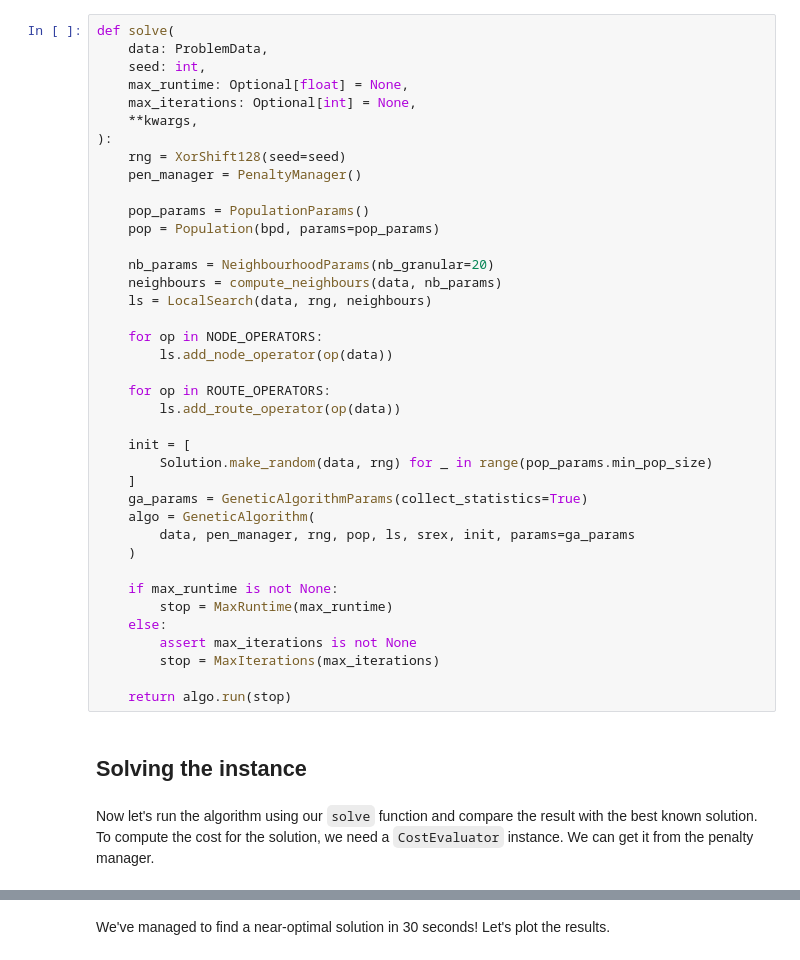
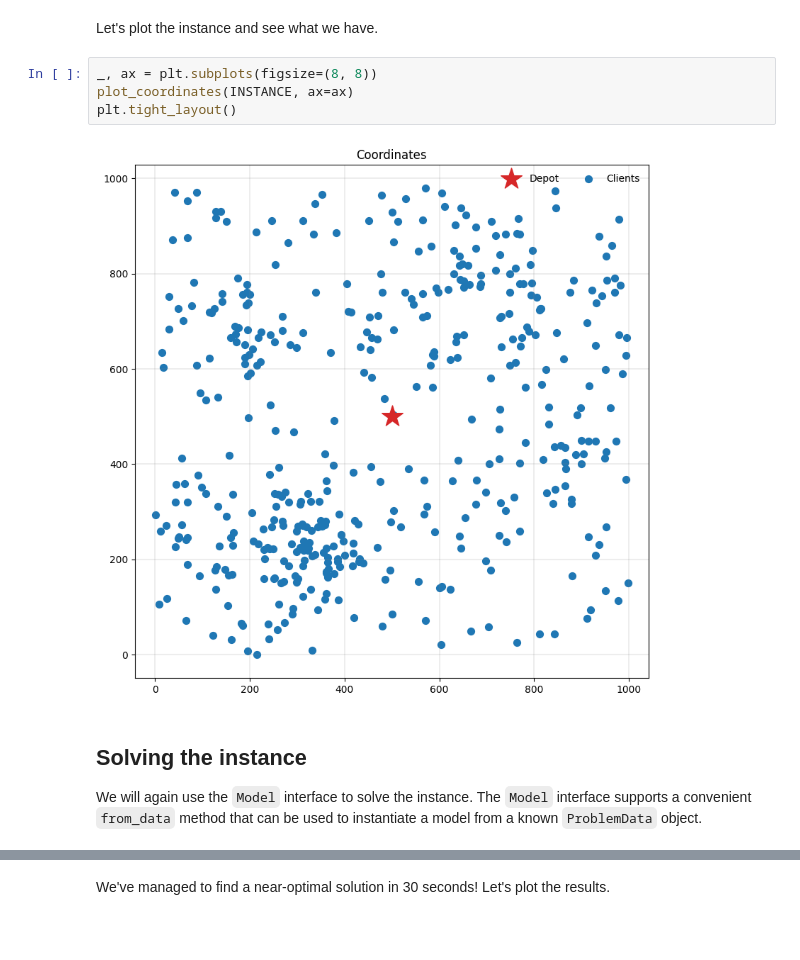
Before and after one commit to PyVRP/PyVRP, a Jupyter notebook: examples/cvrp.ipynb, the cells around one changed output, grey strips where cells are left out. Saved outputs shown, nothing was run; the diff lists cells and outputs as text; blank space fills up the shorter version.

```diff
--- a/examples/cvrp.ipynb
+++ b/examples/cvrp.ipynb
@@ -76,43 +32,13 @@ The next step is to implement a `solve` function that sets up the necessary comp
-# %%
-def solve(
-    data: ProblemData,
-    seed: int,
-    max_runtime: Optional[float] = None,
-    max_iterations: Optional[int] = None,
-    **kwargs,
-):
-    rng = XorShift128(seed=seed)
-    pen_manager = PenaltyManager()
-
-    pop_params = PopulationParams()
-    pop = Population(bpd, params=pop_params)
-
-    nb_params = NeighbourhoodParams(nb_granular=20)
-    neighbours = compute_neighbours(data, nb_params)
-    ls = LocalSearch(data, rng, neighbours)
-
-    for op in NODE_OPERATORS:
-        ls.add_node_operator(op(data))
-
-    for op in ROUTE_OPERATORS:
-        ls.add_route_operator(op(data))
-
-    init = [
-        Solution.make_random(data, rng) for _ in range(pop_params.min_pop_size)
-    ]
-    ga_params = GeneticAlgorithmParams(collect_statistics=True)
-    algo = GeneticAlgorithm(
-        data, pen_manager, rng, pop, ls, srex, init, params=ga_params
-    )
-
-    if max_runtime is not None:
-        stop = MaxRuntime(max_runtime)
-    else:
-        assert max_iterations is not None
-        stop = MaxIterations(max_iterations)
-
-    return algo.run(stop)
-# %% [markdown]
-## Solving the instance
-# %% [markdown]
-Now let's run the algorithm using our `solve` function and compare the result with the best known solution. To compute the cost for the solution, we need a `CostEvaluator` instance. We can get it from the penalty manager.
+# %% [markdown]
+Let's plot the instance and see what we have.
+# %%
+_, ax = plt.subplots(figsize=(8, 8))
+plot_coordinates(INSTANCE, ax=ax)
+plt.tight_layout()
+# %% [output]
+[figure, added]
+# %% [markdown]
+## Solving the instance
+
+We will again use the `Model` interface to solve the instance.
+The `Model` interface supports a convenient `from_data` method that can be used to instantiate a model from a known `ProblemData` object.
```
Also changed, not shown: parts of 18 cells of this notebook, 1 other file.
